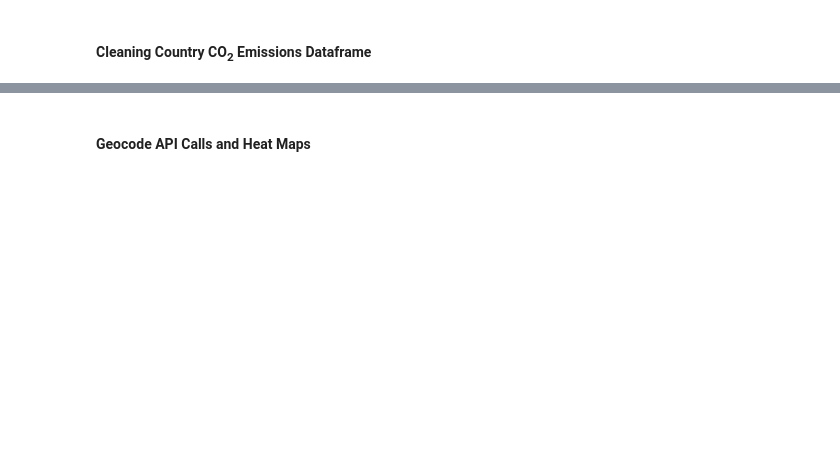
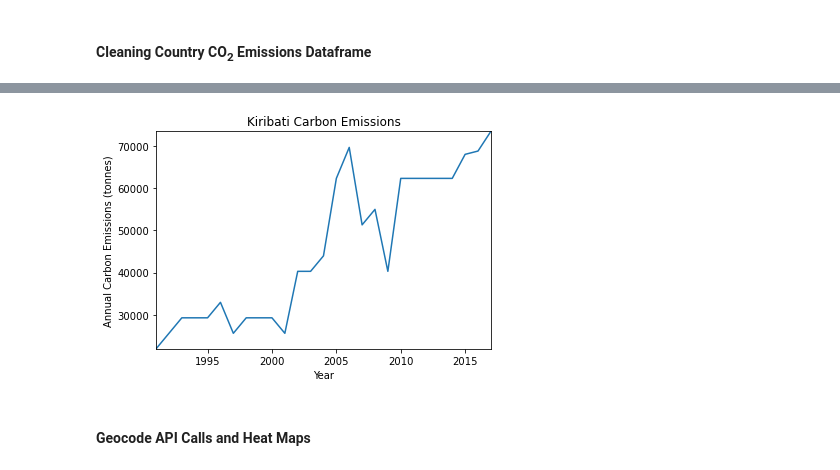
Before and after one commit to sunwoo-kim20/global-climate-change-analysis, a Jupyter notebook: project-1-data-exploration-cleanup.ipynb, the cells around one changed output, grey strips where cells are left out. Saved outputs shown, nothing was run; the diff lists cells and outputs as text; code cells hidden in the pictures; blank space fills up the shorter version.

```diff
--- a/project-1-data-exploration-cleanup.ipynb
+++ b/project-1-data-exploration-cleanup.ipynb
@@ -106,3 +305,18 @@ co2_gdp_merge_df.head()
+# %%
+#plotted kiribati to its own scale to show how it trends up but compared to china it looks like nothing
+combined_df_kiribati = co2_country_df.loc[co2_country_df['Country'] == 'Kiribati']
+x_axis6 = combined_df_kiribati['Year']
+y_axis6 = combined_df_kiribati['annual_co2_tonnes']
+plt.plot(x_axis6,y_axis6)
+plt.xlabel('Year')
+plt.ylabel('Annual Carbon Emissions (tonnes)')
+plt.title("Kiribati Carbon Emissions")
+plt.xlim(x_axis6.min(),x_axis6.max())
+plt.ylim(y_axis6.min(),y_axis6.max())
+plt.savefig("output-data/images/kiribati-emissions.png")
+plt.show()
+# %% [output]
+[figure, added]
 # %% [markdown]
 #### Geocode API Calls and Heat Maps
 # %%
```
Also changed, not shown: parts of 36 cells of this notebook.
